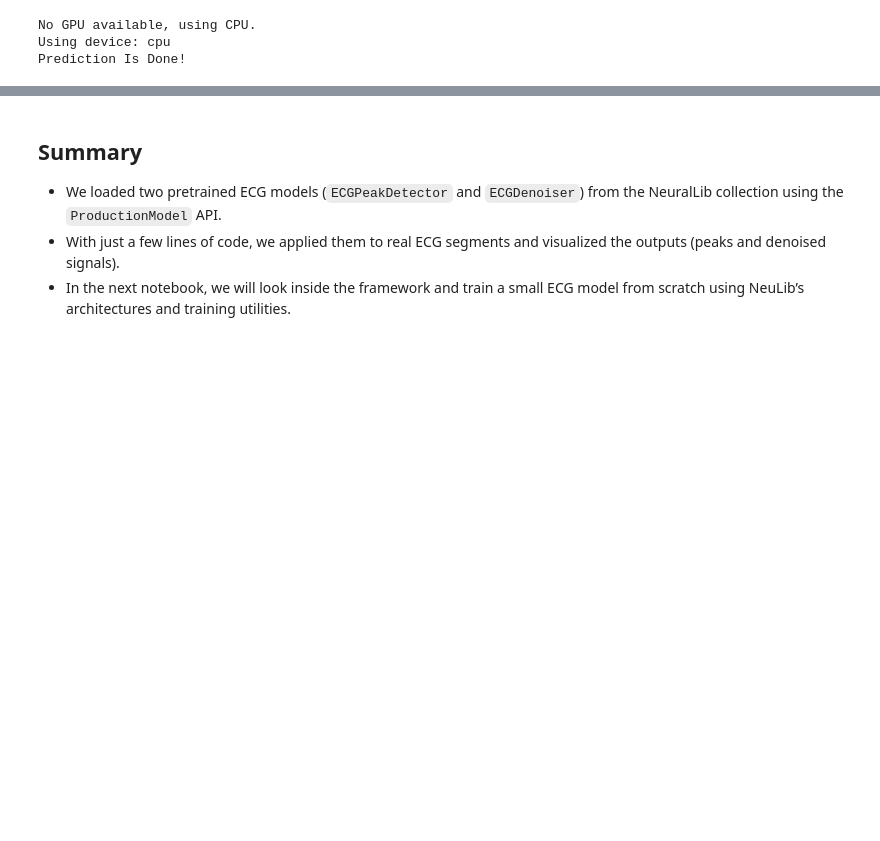
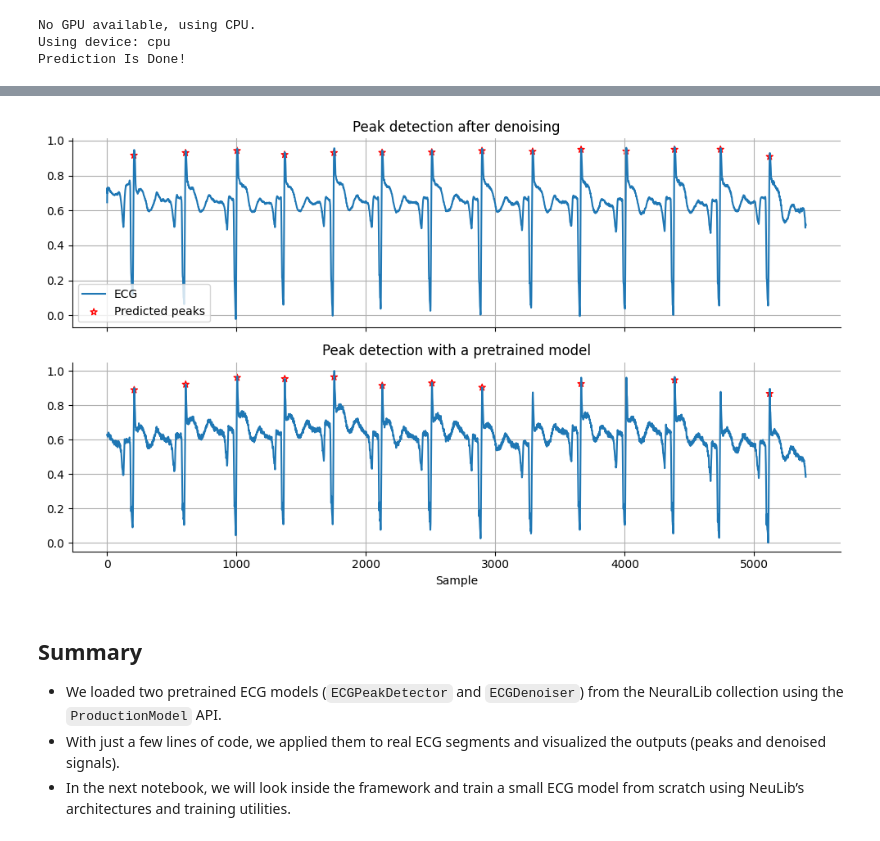
Before and after one commit to novabiosignals/NeuralLib, a Jupyter notebook: Tutorial4BIOSTEC/Biostec2_PretrainedModelUsage.ipynb, the cells around one changed output, grey strips where cells are left out. Cells and saved outputs as stored; diff of their text form; code cells hidden in the pictures; blank space fills up the shorter version.

```diff
--- a/Tutorial4BIOSTEC/Biostec2_PretrainedModelUsage.ipynb
+++ b/Tutorial4BIOSTEC/Biostec2_PretrainedModelUsage.ipynb
@@ -330,3 +272,27 @@ plt.show()
+# %%
+fig, (ax1, ax2) = plt.subplots(2, 1, figsize=(10, 6), sharex=True)
+
+ax1.plot(denoised_ecg, label="ECG")
+ax1.scatter(peaks_after_denoising,
+            denoised_ecg[peaks_after_denoising],
+            facecolors="none", edgecolors="r", marker="*", label="Predicted peaks")
+ax1.set_title("Peak detection after denoising")
+ax1.legend()
+
+ax2.plot(test_signal, label="ECG")
+ax2.scatter(predicted_peaks, test_signal[predicted_peaks],
+            facecolors="none", edgecolors="r", marker="*", label="Predicted peaks")
+ax2.set_title("Peak detection with a pretrained model")
+ax2.set_xlabel("Sample")
+
+for ax in (ax1, ax2):
+    ax.grid(True)
+    ax.spines["top"].set_visible(False); ax.spines["right"].set_visible(False)
+
+plt.tight_layout()
+plt.show()
+# %% [output]
+[figure, added]
 # %% [markdown]
 ## Summary
 
```
Also changed, not shown: parts of 11 cells of this notebook, 19 other files.
